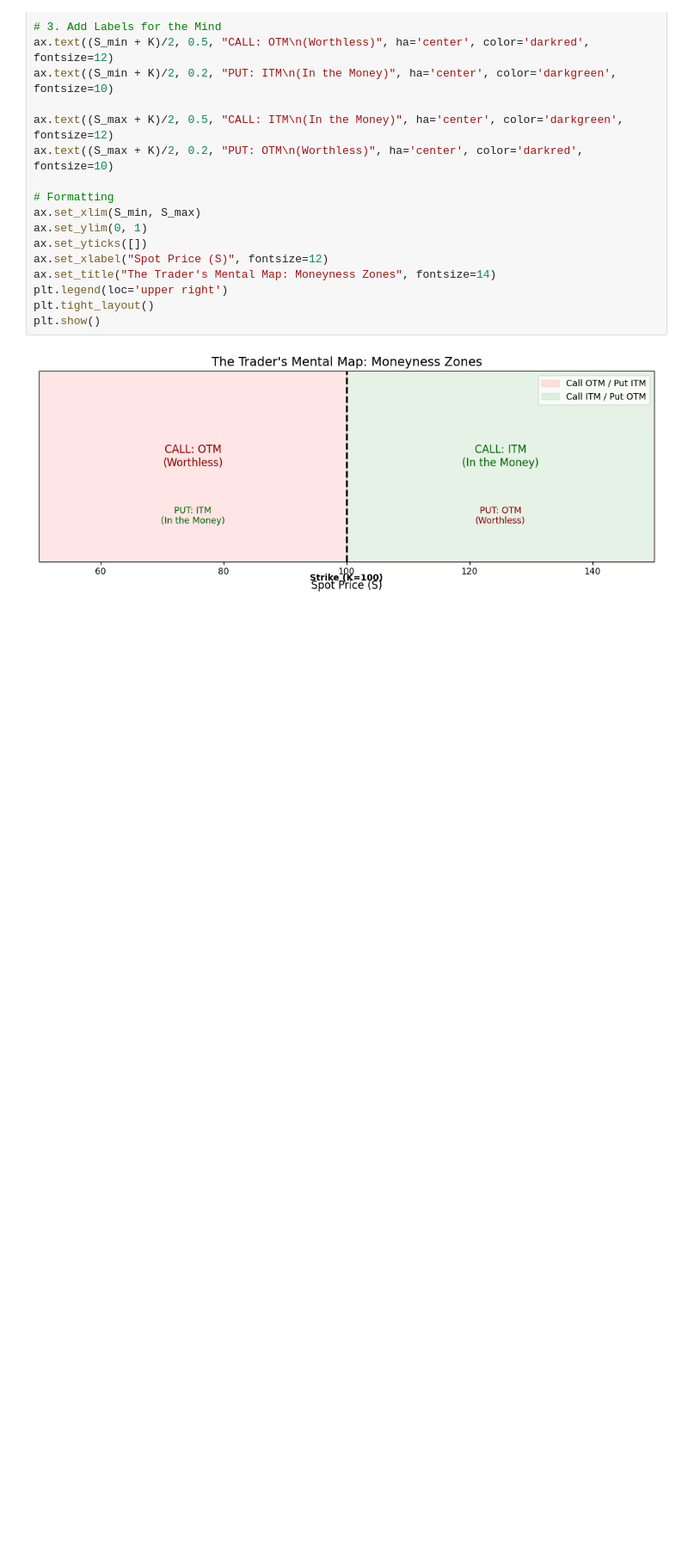
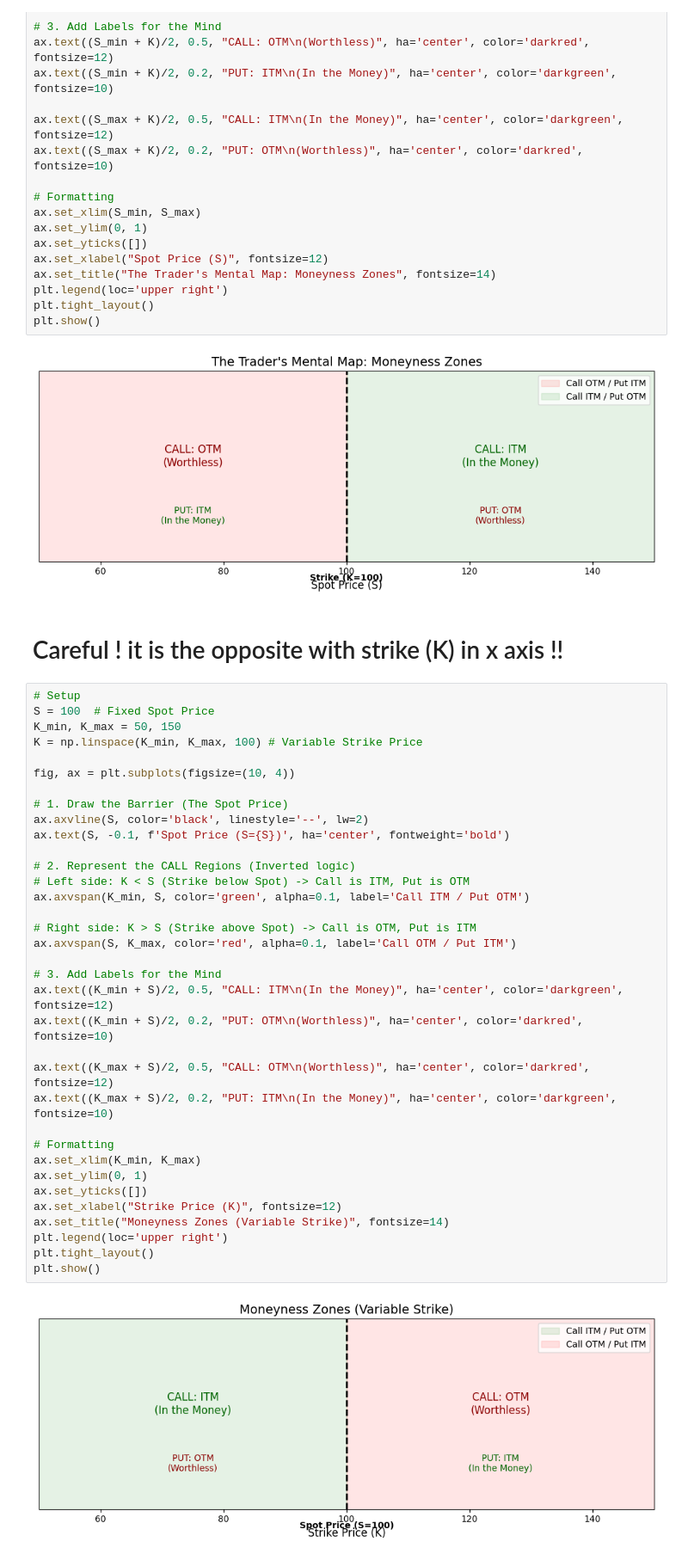
Before and after one commit to Mathis-14/Option_Pricing, a Jupyter notebook: option_basics/moneyness.ipynb, the cells around one changed output. Shown at 86% size. Saved outputs shown, nothing was run; the diff lists cells and outputs as text; blank space fills up the shorter version.

Commit message:
feat(moneyness) : added representation of OTM/ITM PUT/CALLS but with strike K in x axis

```diff
--- a/option_basics/moneyness.ipynb
+++ b/option_basics/moneyness.ipynb
@@ -37,3 +37,42 @@ plt.tight_layout()
 plt.show()
 # %% [output]
 [figure]
+# %% [markdown]
+# Careful ! it is the opposite with strike (K) in x axis !!
+# %%
+# Setup
+S = 100  # Fixed Spot Price
+K_min, K_max = 50, 150
+K = np.linspace(K_min, K_max, 100) # Variable Strike Price
+
+fig, ax = plt.subplots(figsize=(10, 4))
+
+# 1. Draw the Barrier (The Spot Price)
+ax.axvline(S, color='black', linestyle='--', lw=2)
+ax.text(S, -0.1, f'Spot Price (S={S})', ha='center', fontweight='bold')
+
+# 2. Represent the CALL Regions (Inverted logic)
+# Left side: K < S (Strike below Spot) -> Call is ITM, Put is OTM
+ax.axvspan(K_min, S, color='green', alpha=0.1, label='Call ITM / Put OTM')
+
+# Right side: K > S (Strike above Spot) -> Call is OTM, Put is ITM
+ax.axvspan(S, K_max, color='red', alpha=0.1, label='Call OTM / Put ITM')
+
+# 3. Add Labels for the Mind
+ax.text((K_min + S)/2, 0.5, "CALL: ITM\n(In the Money)", ha='center', color='darkgreen', fontsize=12)
+ax.text((K_min + S)/2, 0.2, "PUT: OTM\n(Worthless)", ha='center', color='darkred', fontsize=10)
+
+ax.text((K_max + S)/2, 0.5, "CALL: OTM\n(Worthless)", ha='center', color='darkred', fontsize=12)
+ax.text((K_max + S)/2, 0.2, "PUT: ITM\n(In the Money)", ha='center', color='darkgreen', fontsize=10)
+
+# Formatting
+ax.set_xlim(K_min, K_max)
+ax.set_ylim(0, 1)
+ax.set_yticks([])
+ax.set_xlabel("Strike Price (K)", fontsize=12)
+ax.set_title("Moneyness Zones (Variable Strike)", fontsize=14)
+plt.legend(loc='upper right')
+plt.tight_layout()
+plt.show()
+# %% [output]
+[figure, added]
```
